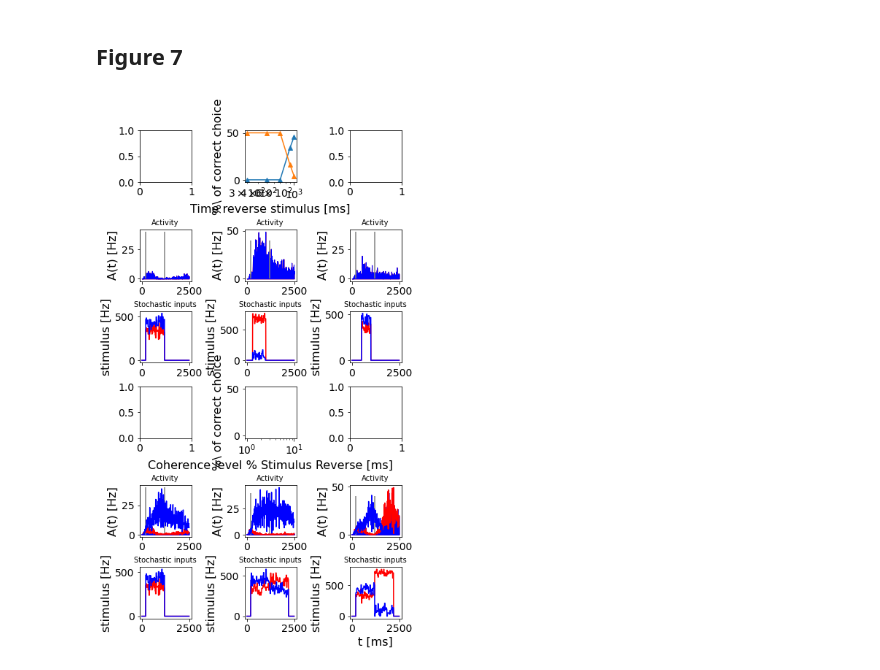
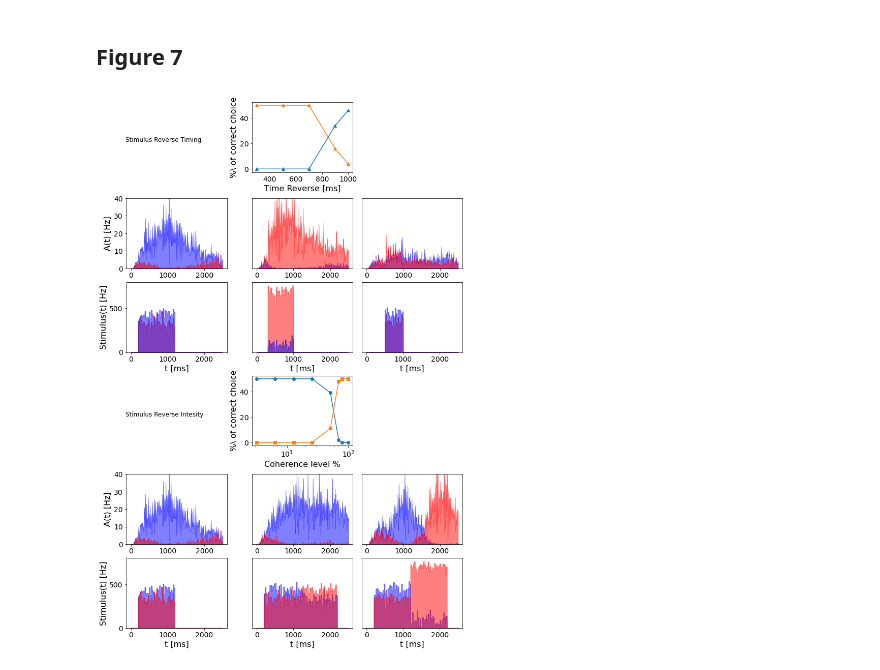
Before and after one commit to alessandratrapani/decision_making_NEST_NRP, a Jupyter notebook: NEST/run_figures.ipynb, the cells around one changed output. Saved outputs shown, nothing was run; the diff lists cells and outputs as text; code cells hidden in the pictures.

Commit message:
debug figures

```diff
--- a/NEST/run_figures.ipynb
+++ b/NEST/run_figures.ipynb
@@ -647,6 +647,8 @@ fig6,axes = plt.subplots(2, 3,  figsize=(10,7),constrained_layout=True)
 axes[0][0].remove()
 axes[0][2].remove()
 
+def weib(c,alpha,beta):
+    return 1-0.5*np.exp(-(c/alpha)**beta)
 
 marker=['o','D','s','X','^']
 coherence_level = np.array([3.2,6.4,12.8,25.6,51.2])
@@ -705,6 +707,7 @@ for i,s in enumerate(simuluations):
     axes[1][i].set_ylim(0,40)
     axes[1][i].set_yticks([])
     axes[1][i].fill_between(np.arange(start_stim, end_stim[i]),np.ones((int(end_stim[i]-start_stim)))*40, color = 'grey', alpha=0.3)
+    axes[1][i].set_xlabel("Time [ms]")
 
 axes[1][0].set_yticks([0,10,20,30,40])
 axes[1][0].set_ylabel("A(t) [Hz]")
@@ -729,13 +732,14 @@ sim_type = 'stim_reverse'
 results_dir_stim_reverse = os.path.join(results_dir,sim_type)
 stim_reverse = [-0.032,-0.064,-0.128,-0.256,-0.512,-0.7,-0.8,-1.0]
 
-
-
-fig7,axes = plt.subplots(6, 3,  figsize=(6,10),constrained_layout=True)
-
+fig7,axes = plt.subplots(6, 3,  figsize=(10,15),constrained_layout=True)
+axes[0][0].remove()
+axes[0][2].remove()
+axes[3][0].remove()
+axes[3][2].remove()
 #########################################################################################
 n_trial = 100
-
+marker=['o','D','s','X','^']
 percentage_B_win=[]
 percentage_A_win = []
 for n,d in enumerate(t_rev):
@@ -748,12 +752,12 @@ for n,d in enumerate(t_rev):
     percentage_B_win.append((len(trial_B_win)/n_trial)*100)
     percentage_A_win.append((len(trial_A_win)/n_trial)*100)
 
-axes[0][1].semilogx(t_rev,percentage_B_win,marker=marker[n], label = 'T='+str(d)+' ms')
-axes[0][1].semilogx(t_rev,percentage_A_win,marker=marker[n], label = 'T='+str(d)+' ms')
-axes[0][1].set_xlabel('Time reverse stimulus [ms]')
+axes[0][1].plot(t_rev,percentage_B_win,marker=marker[n], label = 'T='+str(d)+' ms')
+axes[0][1].plot(t_rev,percentage_A_win,marker=marker[n], label = 'T='+str(d)+' ms')
+axes[0][1].set_xlabel('Time Reverse [ms]')
 axes[0][1].set_ylabel('%\ of correct choice')
 #########################################################################################
-trials = [0,0,9]
+trials = [199,10,9]
 coherence = 0.128
 simuluations = ['standard', 't_reverse/t_rev300.0','t_reverse/t_rev1000.0' ]
 sim_type = ['standard', 't_reverse','t_reverse' ]
@@ -763,66 +767,69 @@ for i,s in enumerate(simuluations):
     path = os.path.join(results_dir,s,'c'+str(coherence),'trial_'+ str(trials[i]))
     evsA, tsA, t, A_N_A, stimulus_A, sum_stimulus_A = extract_results(path, 'A', integral=False)
     evsB, tsB, t, B_N_B, stimulus_B, sum_stimulus_B = extract_results(path, 'B', integral=False)
+    axes[1][i].fill_between(t, B_N_B, color='blue',alpha=0.5)
+    axes[1][i].fill_between(t, A_N_A, color='red', alpha=0.5)
+    axes[1][i].set_ylim(0,40)
+    axes[2][i].fill_between(np.arange(0., simtime),stimulus_A[:2500], color='red', alpha = 0.5,label='stimulus on A')
+    axes[2][i].fill_between(np.arange(0., simtime),stimulus_B[:2500], color='blue', alpha = 0.5,label='stimulus on B')
+    axes[2][i].set_ylim(0,800)
+    axes[2][i].set_xlabel("t [ms]")
+    axes[1][i].set_yticks([])
+    axes[2][i].set_yticks([])
+axes[1][0].set_yticks([0,10,20,30,40])
+axes[2][0].set_yticks([0,500])
+axes[1][0].set_ylabel("A(t) [Hz]")
+axes[2][0].set_ylabel("Stimulus(t) [Hz]")
 
-    axes[1][i].fill_between(t, A_N_A, color='red')
-    axes[1][i].fill_between(t, A_N_A, color='blue')
-    axes[1][i].vlines(start_stim, 0, 40, color='grey')
-    axes[1][i].vlines(end_stim, 0, 40, color='grey')
-    axes[1][i].set_ylabel("A(t) [Hz]")
-    axes[1][i].set_title("Activity", fontsize=10)
-
-    axes[2][i].plot(np.arange(0., simtime),stimulus_A[:2500], 'red', label='stimulus on A')
-    axes[2][i].plot(np.arange(0., simtime),stimulus_B[:2500], 'blue', label='stimulus on B')
-    axes[2][i].set_ylabel("stimulus [Hz]")
-    axes[2][i].set_title("Stochastic inputs", fontsize=10)
-    plt.xlabel("t [ms]")
 #########################################################################################
 n_trial = 100
-
+marker=['o','D','s','X','^']
 percentage_B_win=[]
 percentage_A_win = []
 for n,d in enumerate(stim_reverse):
 
     coherence = 0.128
     path = os.path.join(results_dir_stim_reverse,'stim_rev'+str(d),'c'+str(coherence))
     trial_winner = pd.read_csv(os.path.join(path,'trial_winner.csv'))
     trial_B_win = trial_winner[trial_winner['winner']=='B'].to_numpy()
     trial_A_win = trial_winner[trial_winner['winner']=='A'].to_numpy()
     percentage_B_win.append((len(trial_B_win)/n_trial)*100)
     percentage_A_win.append((len(trial_A_win)/n_trial)*100)
 
-axes[3][1].semilogx(stim_reverse,percentage_B_win,marker='o', label = 'T='+str(d)+' ms')
-axes[3][1].semilogx(stim_reverse,percentage_A_win,marker='s', label = 'T='+str(d)+' ms')
-axes[3][1].set_xlabel('Coherence level % Stimulus Reverse [ms]')
+axes[3][1].semilogx(np.abs(stim_reverse)*100,percentage_B_win,marker='o', label = 'T='+str(d)+' ms')
+axes[3][1].semilogx(np.abs(stim_reverse)*100,percentage_A_win,marker='s', label = 'T='+str(d)+' ms')
+axes[3][1].set_xlabel('Coherence level %')
 axes[3][1].set_ylabel('%\ of correct choice')
 #########################################################################################
-trials = [0,0,9]
+trials = [199,10,9]
 coherence = 0.128
 simuluations = ['standard', 'stim_reverse/stim_rev-0.128','stim_reverse/stim_rev-0.8' ]
 
 for i,s in enumerate(simuluations):
     simtime = sim_parameters[sim_type[i]]['simtime']
     path = os.path.join(results_dir,s,'c'+str(coherence),'trial_'+ str(trials[i]))
     evsA, tsA, t, A_N_A, stimulus_A, sum_stimulus_A = extract_results(path, 'A', integral=False)
     evsB, tsB, t, B_N_B, stimulus_B, sum_stimulus_B = extract_results(path, 'B', integral=False)
+    axes[4][i].fill_between(t, B_N_B, color='blue',alpha = 0.5)
+    axes[4][i].fill_between(t, A_N_A, color='red',alpha = 0.5)
+    axes[4][i].set_ylim(0,40)
+    axes[5][i].fill_between(np.arange(0., simtime),stimulus_B[:2500], color='blue', alpha = 0.5,label='stimulus on B')
+    axes[5][i].fill_between(np.arange(0., simtime),stimulus_A[:2500], color='red', alpha = 0.5,label='stimulus on A')
+    axes[5][i].set_ylim(0,800)
+    axes[5][i].set_xlabel("t [ms]")
+    axes[4][i].set_yticks([])
+    axes[5][i].set_yticks([])
 
-    axes[4][i].fill_between(t, A_N_A, color='red')
-    axes[4][i].fill_between(t, A_N_A, color='blue')
-    axes[4][i].vlines(start_stim, 0, 40, color='grey')
-    axes[4][i].vlines(end_stim, 0, 40, color='grey')
-    axes[4][i].set_ylabel("A(t) [Hz]")
-    axes[4][i].set_title("Activity", fontsize=10)
+axes[4][0].set_ylabel("A(t) [Hz]")
+axes[5][0].set_ylabel("Stimulus(t) [Hz]")
+axes[4][0].set_yticks([0,10,20,30,40])
+axes[5][0].set_yticks([0,500])
 
-    axes[5][i].plot(np.arange(0., simtime),stimulus_A[:2500], 'red', label='stimulus on A')
-    axes[5][i].plot(np.arange(0., simtime),stimulus_B[:2500], 'blue', label='stimulus on B')
-    axes[5][i].set_ylabel("stimulus [Hz]")
-    axes[5][i].set_title("Stochastic inputs", fontsize=10)
-    plt.xlabel("t [ms]")
-
-
+fig7.text(0.075,0.425,'Stimulus Reverse Intesity')
+fig7.text(0.075,0.925,'Stimulus Reverse Timing')
 fig7.savefig(os.path.join(figure_dir,'Figure7.png') , bbox_inches='tight')
 
 if show:
     plt.show()
 # %% [output]
-[figure, old version]
+[figure, new version]
```
Also changed, not shown: parts of 1 cell of this notebook.
